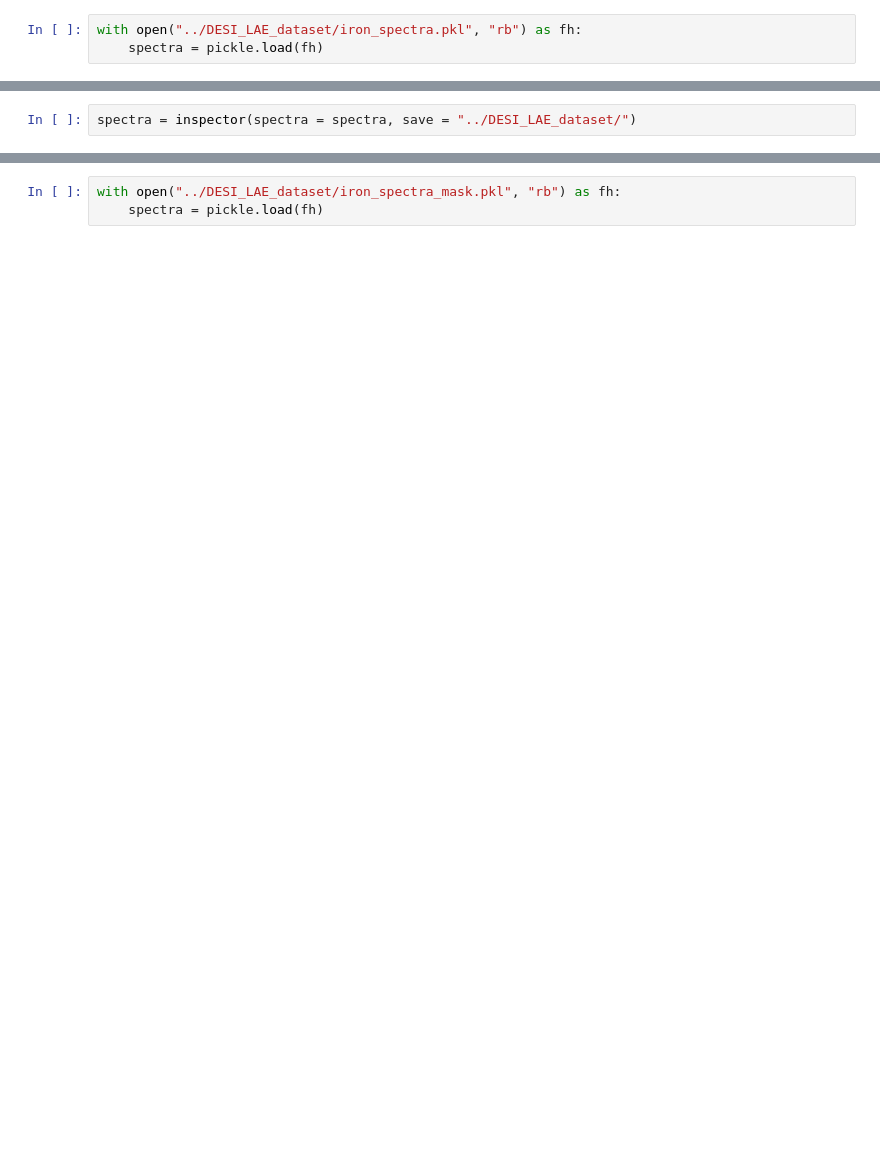
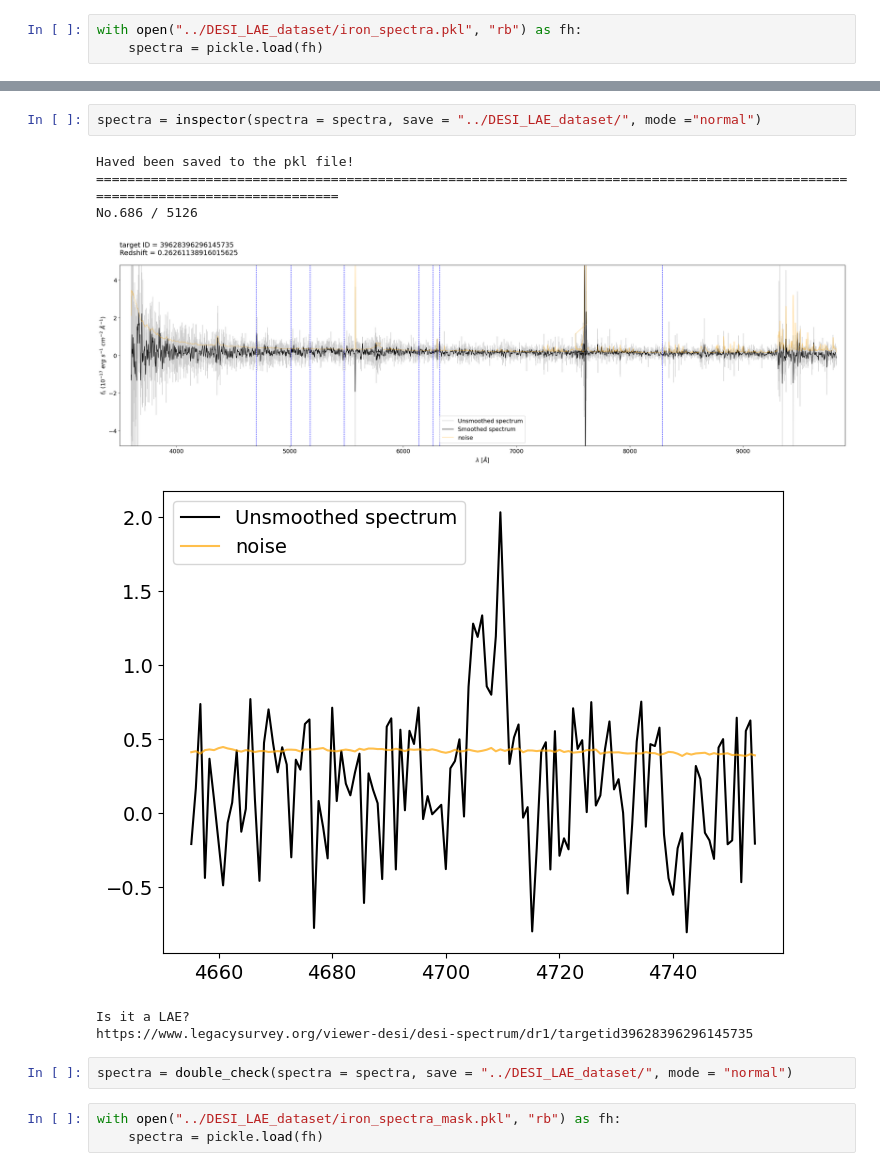
Before and after one commit to zrk-dreamer/DESI_LAE, a Jupyter notebook: spectra_inspector.ipynb, the cells around one changed output, grey strips where cells are left out. Drawn from its saved outputs; the diff is of its cells as text; blank space fills up the shorter version.

Commit message:
add double check

```diff
--- a/spectra_inspector.ipynb
+++ b/spectra_inspector.ipynb
@@ -135,5 +156,3 @@ def inspector(spectra, save):
         else:
             pass
     return spectra
-# %%
-spectra = inspector(spectra = spectra, save = "../DESI_LAE_dataset/")
@@ -140,3 +306,15 @@ spectra = inspector(spectra = spectra, save = "../DESI_LAE_dataset/")
+# %%
+spectra = inspector(spectra = spectra, save = "../DESI_LAE_dataset/", mode ="normal")
+# %% [output]
+Haved been saved to the pkl file!
+===============================================================================================================================
+No.686 / 5126
+[figure, added]
+[figure, added]
+Is it a LAE?
+https://www.legacysurvey.org/viewer-desi/desi-spectrum/dr1/targetid39628396296145735
+# %%
+spectra = double_check(spectra = spectra, save = "../DESI_LAE_dataset/", mode = "normal")
 # %%
 with open("../DESI_LAE_dataset/iron_spectra_mask.pkl", "rb") as fh:
     spectra = pickle.load(fh)
```
Also changed, not shown: parts of 7 cells of this notebook.
